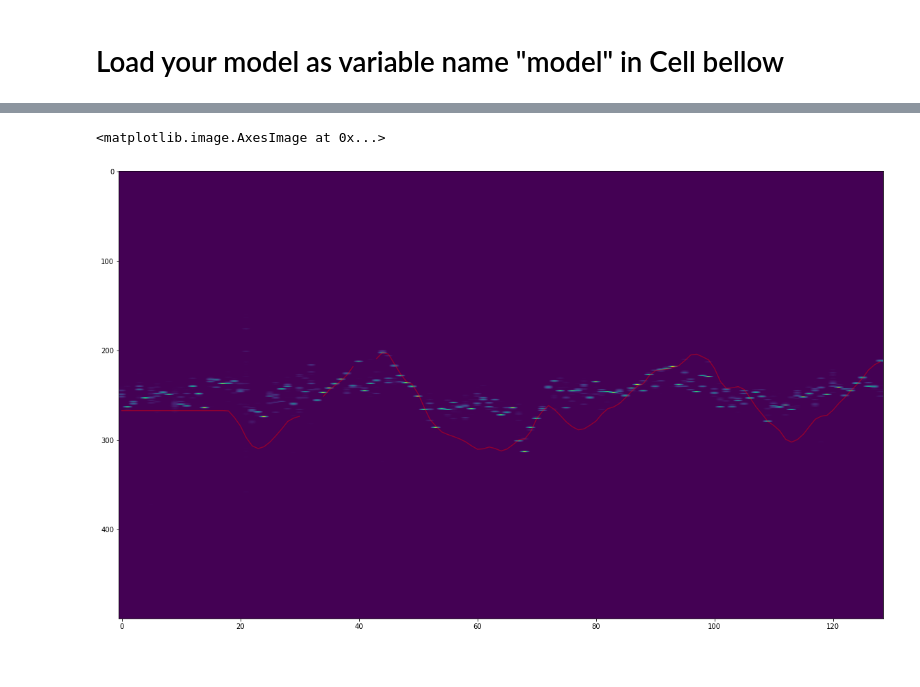
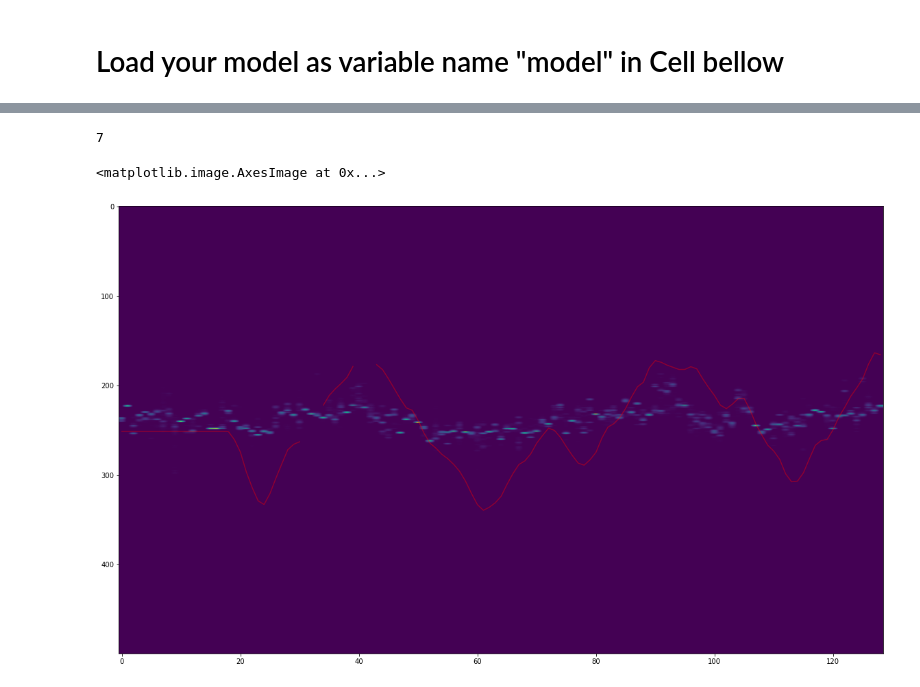
Before and after one commit to Etomer/lightning_timeshift_ML, a Jupyter notebook: scripts/evaluate_model_real_data.ipynb, the cells around one changed output, grey strips where cells are left out. Drawn from its saved outputs; the diff is of its cells as text; code cells hidden in the pictures.

```diff
--- a/scripts/evaluate_model_real_data.ipynb
+++ b/scripts/evaluate_model_real_data.ipynb
@@ -88,7 +88,7 @@ for mic1 in range(12):
 # %%
 from src.cnn_model import cnn_model
 
-model = cnn_model.load_from_checkpoint("lightning_logs/9fsykrv0/checkpoints/epoch=999-step=304000.ckpt", scale_model_width=2, map_location=torch.device("cpu") )
+model = cnn_model.load_from_checkpoint("lightning_logs/d4owgr31/checkpoints/epoch=999-step=76000.ckpt", scale_model_width=2, map_location=torch.device("cpu") )
 # %%
 # Settings --------------------------------------
 dataset_path = "../data/datasets/impulse_response_medium_evaluation.hdf5"
@@ -133,9 +142,25 @@ for pair_i in [0,5,10,25]:
 # %%
-#
+#pair_i = 12
+m1 = 0
+m2 = 8
+pair_i = 0
+fin = False
+for i in range(12):
+    if fin:
+        break
+    for j in range(i+1,12):
+        if i == m1 and j == m2:
+            fin = True
+            break
+        pair_i += 1
+print(pair_i)
+X = torch.tensor(pairs[pair_i],dtype=torch.float)
+pred = model(X)
 plt.figure(figsize=(20,12))
-plt.plot(torch.tensor(pairs_gt[pair_i]*16000/343)/2 + 250,'r-', alpha=0.4)
+plt.plot(torch.tensor(pairs_gt[pair_i]*16000/343)/2 + 249,'r-', alpha=0.4)
 #plt.imshow((pred.softmax(dim=1).detach().cpu() + 0.001).log().T, aspect='auto')
 plt.imshow(pred.softmax(dim=1).detach().cpu().T, aspect='auto')
 # %% [output]
-<matplotlib.image.AxesImage at 0x...>
+7
+<matplotlib.image.AxesImage at 0x...>
-[figure, old version]
+[figure, new version]
```
Also changed, not shown: parts of 2 cells of this notebook, 3 other files.
